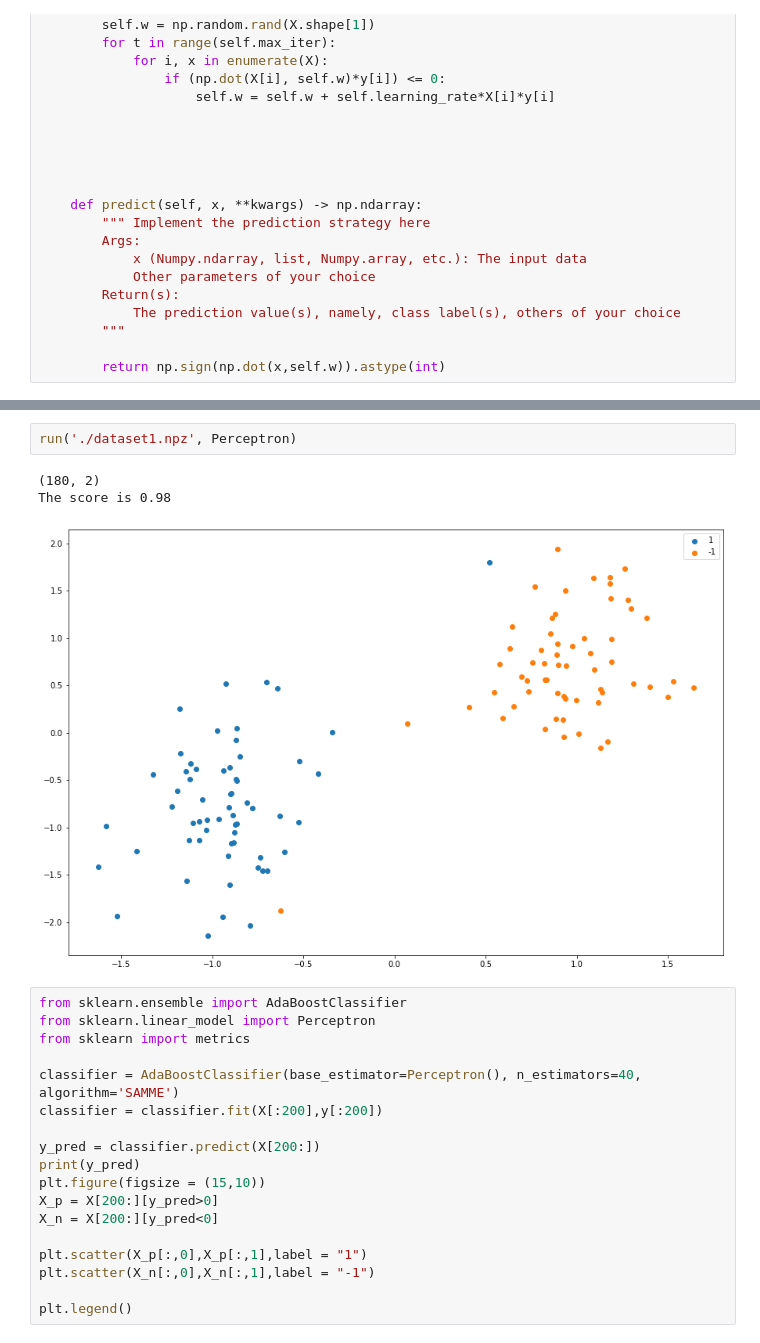
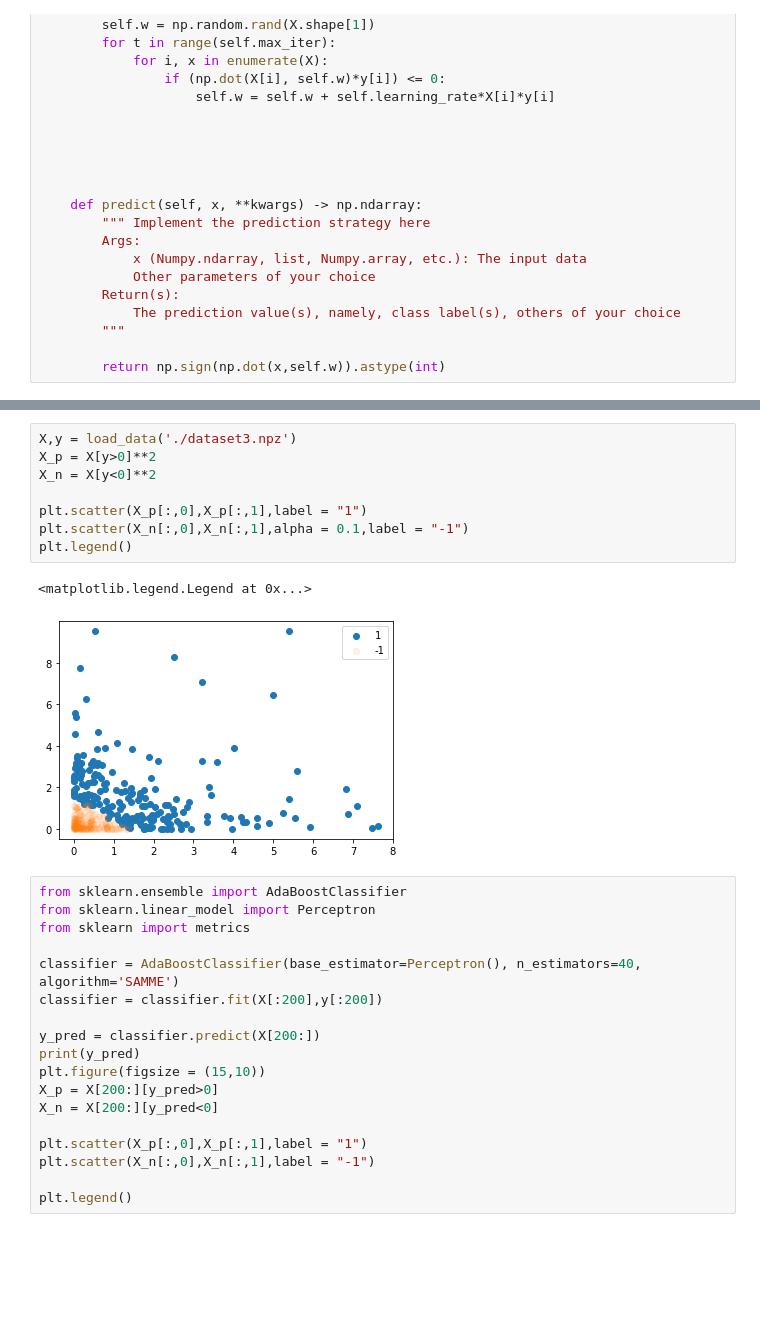
Before and after one commit to LiurongLin/IML_2022, a Jupyter notebook: Assignment1-code_LLin.ipynb, the cells around one changed output, grey strips where cells are left out. Cells and saved outputs as stored; diff of their text form; blank space fills up the shorter version.

```diff
--- a/Assignment1-code_LLin.ipynb
+++ b/Assignment1-code_LLin.ipynb
@@ -283,9 +316,14 @@ The score is 1.00
-# %%
-run('./dataset1.npz', Perceptron)
-# %% [output]
-(180, 2)
-The score is 0.98
-[figure, removed]
+# %%
+X,y = load_data('./dataset3.npz')
+X_p = X[y>0]**2
+X_n = X[y<0]**2
+
+plt.scatter(X_p[:,0],X_p[:,1],label = "1")
+plt.scatter(X_n[:,0],X_n[:,1],alpha = 0.1,label = "-1")
+plt.legend()
+# %% [output]
+<matplotlib.legend.Legend at 0x...>
+[figure, added]
 # %%
 from sklearn.ensemble import AdaBoostClassifier
 from sklearn.linear_model import Perceptron
```
Also changed, not shown: parts of 4 cells of this notebook.
